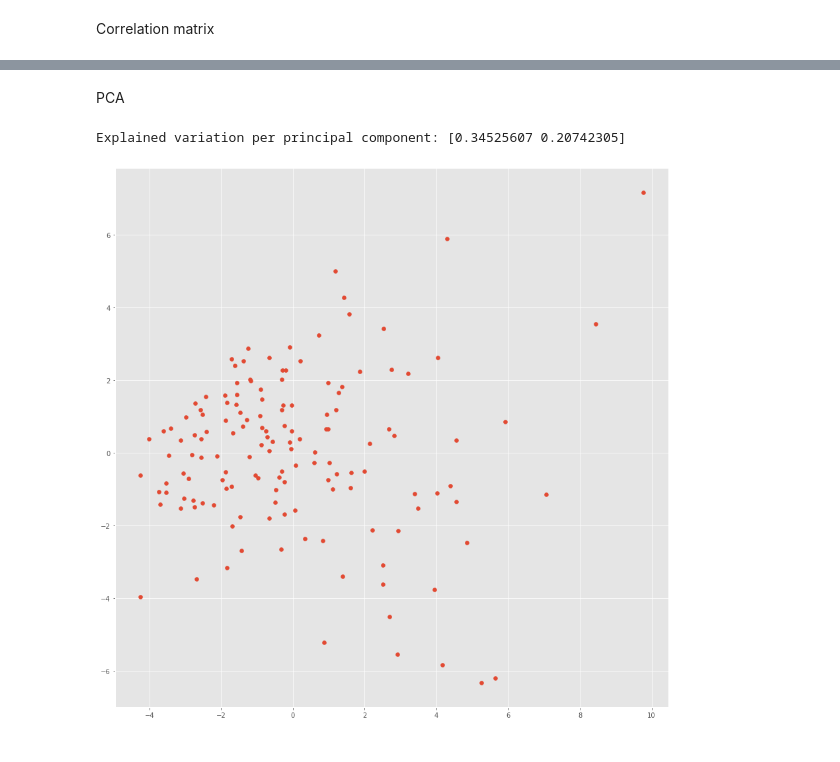
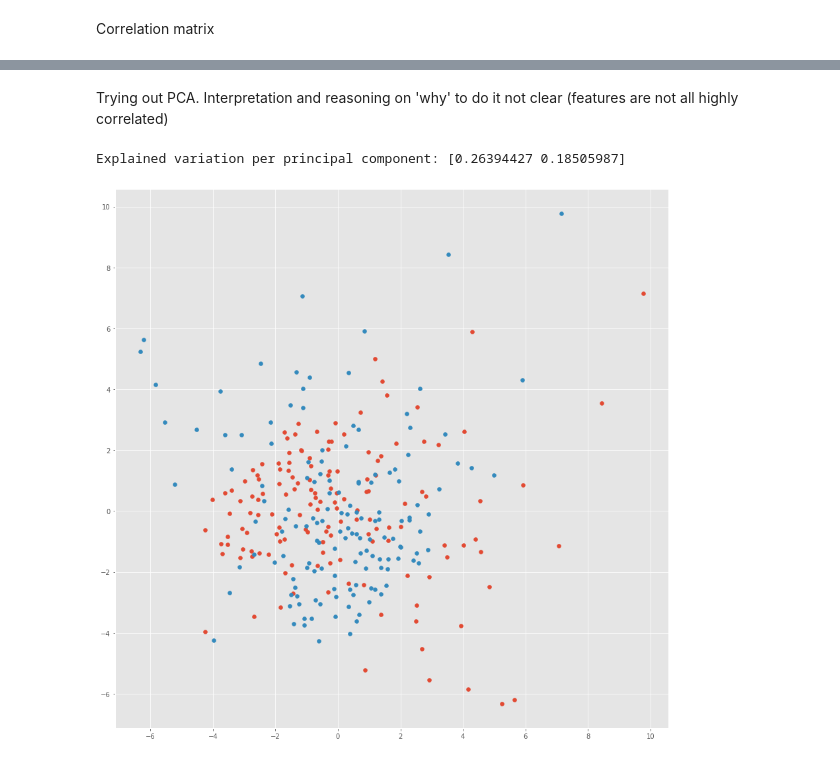
Before and after one commit to jgvhabets/ultraleap_analysis, a Jupyter notebook: code/notebooks/ul_preprocessing.ipynb, the cells around one changed output, grey strips where cells are left out. Saved outputs shown, nothing was run; the diff lists cells and outputs as text; code cells hidden in the pictures.

```diff
--- a/code/notebooks/ul_preprocessing.ipynb
+++ b/code/notebooks/ul_preprocessing.ipynb
@@ -225,17 +207,17 @@ plt.show()
-# %% [markdown]
-PCA
+# %% [markdown]
+Trying out PCA. Interpretation and reasoning on 'why' to do it not clear (features are not all highly correlated)
 # %%
 from sklearn.preprocessing import StandardScaler
 from sklearn.decomposition import PCA
-df1 = pd.read_csv('/Users/arianm/Documents/GitHub/ultraleap_analysis/data/features/dataframes/oc_block_features.csv', index_col= 0)
+df1 = pd.read_csv('/Users/arianm/Documents/GitHub/ultraleap_analysis/data/features/dataframes/ps_block_features.csv', index_col= 0)
 df = import_dat.cleaning_data(df1)
 
 x = df.iloc[:, 1:].values
 x = StandardScaler().fit_transform(x) # normalizing the features
 
-feat_cols = [f'feature{str(i)}' for i in range(x.shape[1])]
+feat_cols = [df.columns[1:]]
 
-ft_feat = pd.DataFrame(x,columns=feat_cols)
+ft_feat = pd.DataFrame(x,columns=feat_cols) # Df with normalized data
 
 pca_ft = PCA(n_components=2)
 principalComponents_ft = pca_ft.fit_transform(x)
@@ -247,13 +229,13 @@ print(
     f'Explained variation per principal component: {pca_ft.explained_variance_ratio_}'
 )
 # %% [output]
-Explained variation per principal component: [0.34525607 0.20742305]
+Explained variation per principal component: [0.26394427 0.18505987]
 # %%
 plt.figure(figsize=(15, 15))
 
 plt.scatter(principal_ft_Df.iloc[:, 0], principal_ft_Df.iloc[:, 1])
-# plt.scatter(principal_ft_Df.iloc[:, 1], principal_ft_Df.iloc[:, 0])
+plt.scatter(principal_ft_Df.iloc[:, 1], principal_ft_Df.iloc[:, 0])
 
 plt.show()
 # %% [output]
-[figure, old version]
+[figure, new version]
```
Also changed, not shown: parts of 6 cells of this notebook.
